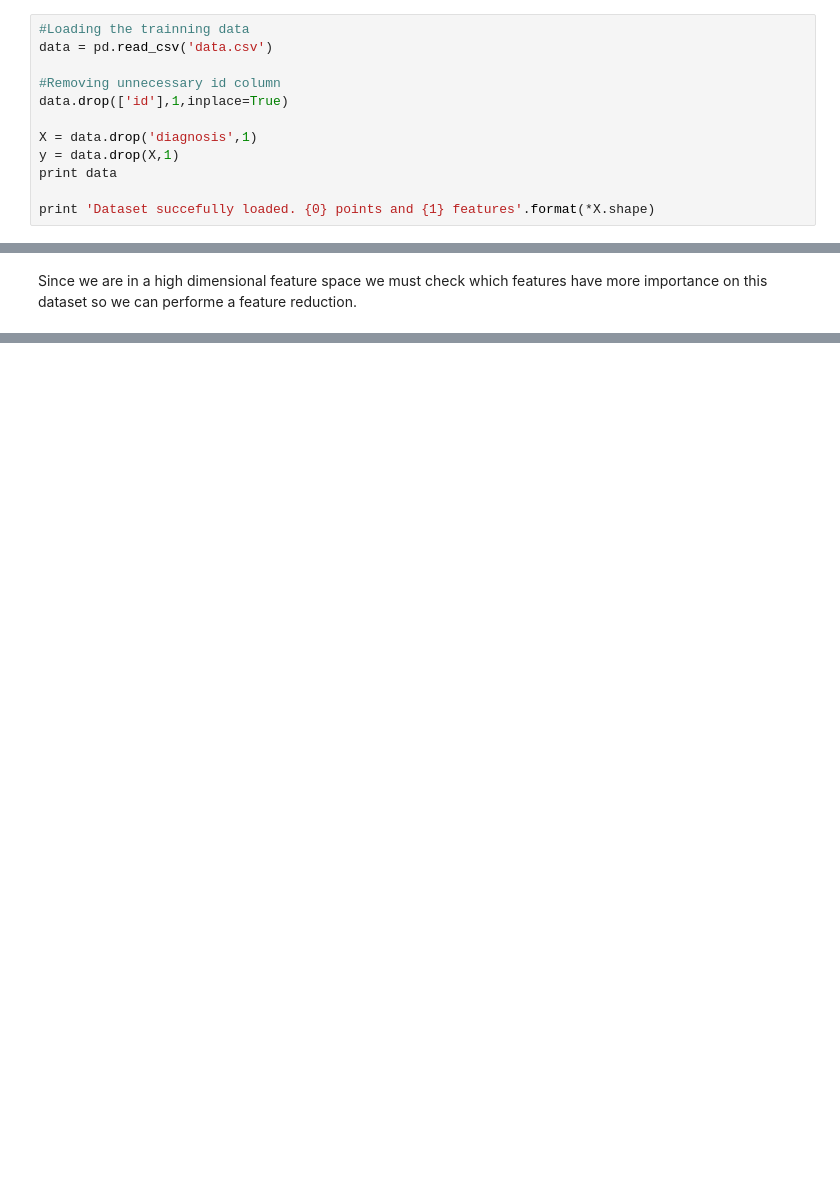
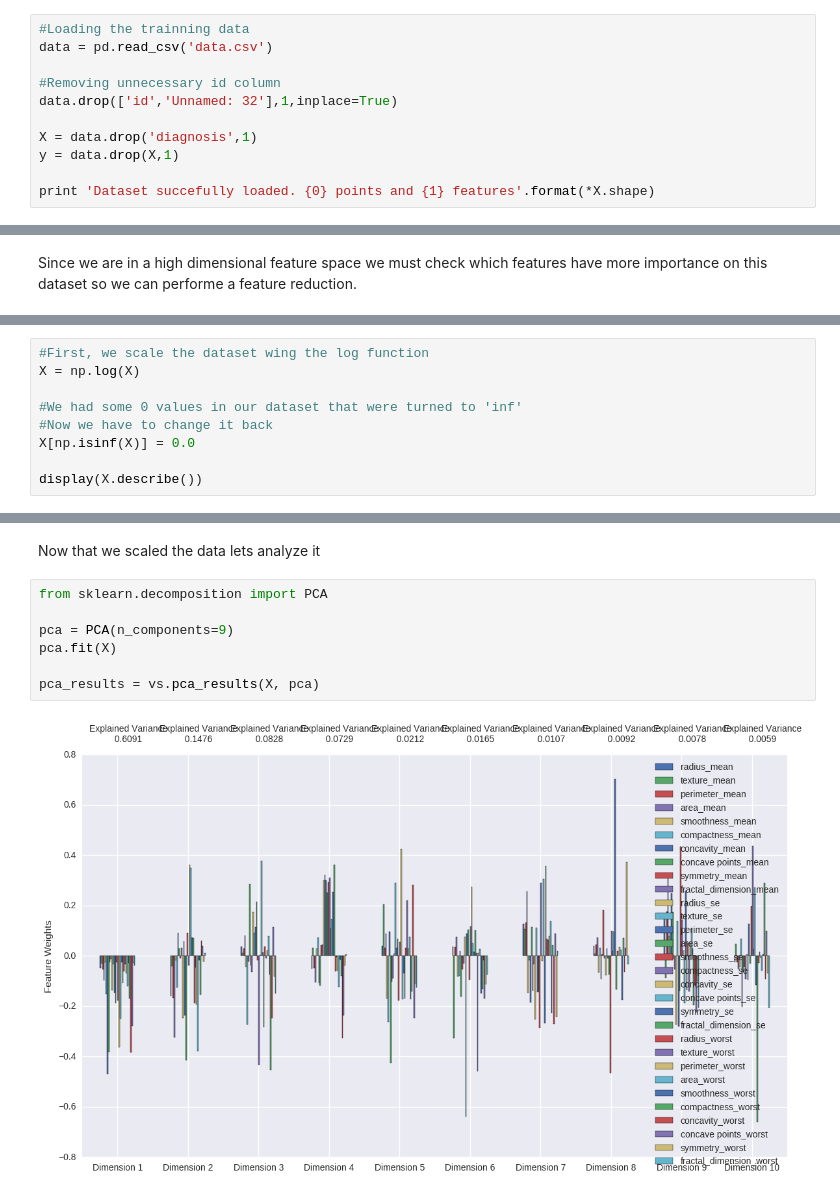
Before and after one commit to jeyvison/machine_learning_project, a Jupyter notebook: Machine Learning Capstone Project.ipynb, the cells around one changed output, grey strips where cells are left out. Cells and saved outputs as stored; diff of their text form; blank space fills up the shorter version.

```diff
--- a/Machine Learning Capstone Project.ipynb
+++ b/Machine Learning Capstone Project.ipynb
@@ -21,11 +26,10 @@ Dependencies succefully imported
 data = pd.read_csv('data.csv')
 
 #Removing unnecessary id column
-data.drop(['id'],1,inplace=True)
+data.drop(['id','Unnamed: 32'],1,inplace=True)
 
 X = data.drop('diagnosis',1)
 y = data.drop(X,1)
-print data
 
 print 'Dataset succefully loaded. {0} points and {1} features'.format(*X.shape)
 # %% [output]
@@ -69,0 +39,9 @@ for i, col in enumerate(data.columns):
+# %%
+#First, we scale the dataset wing the log function
+X = np.log(X)
+
+#We had some 0 values in our dataset that were turned to 'inf'
+#Now we have to change it back
+X[np.isinf(X)] = 0.0
+
+display(X.describe())
@@ -69,0 +59,11 @@ for i, col in enumerate(data.columns):
+# %% [markdown]
+Now that we scaled the data lets analyze it
+# %%
+from sklearn.decomposition import PCA
+
+pca = PCA(n_components=9)
+pca.fit(X)
+
+pca_results = vs.pca_results(X, pca)
+# %% [output]
+[figure, added]
```
Also changed, not shown: parts of 6 cells of this notebook, 1 other file.
